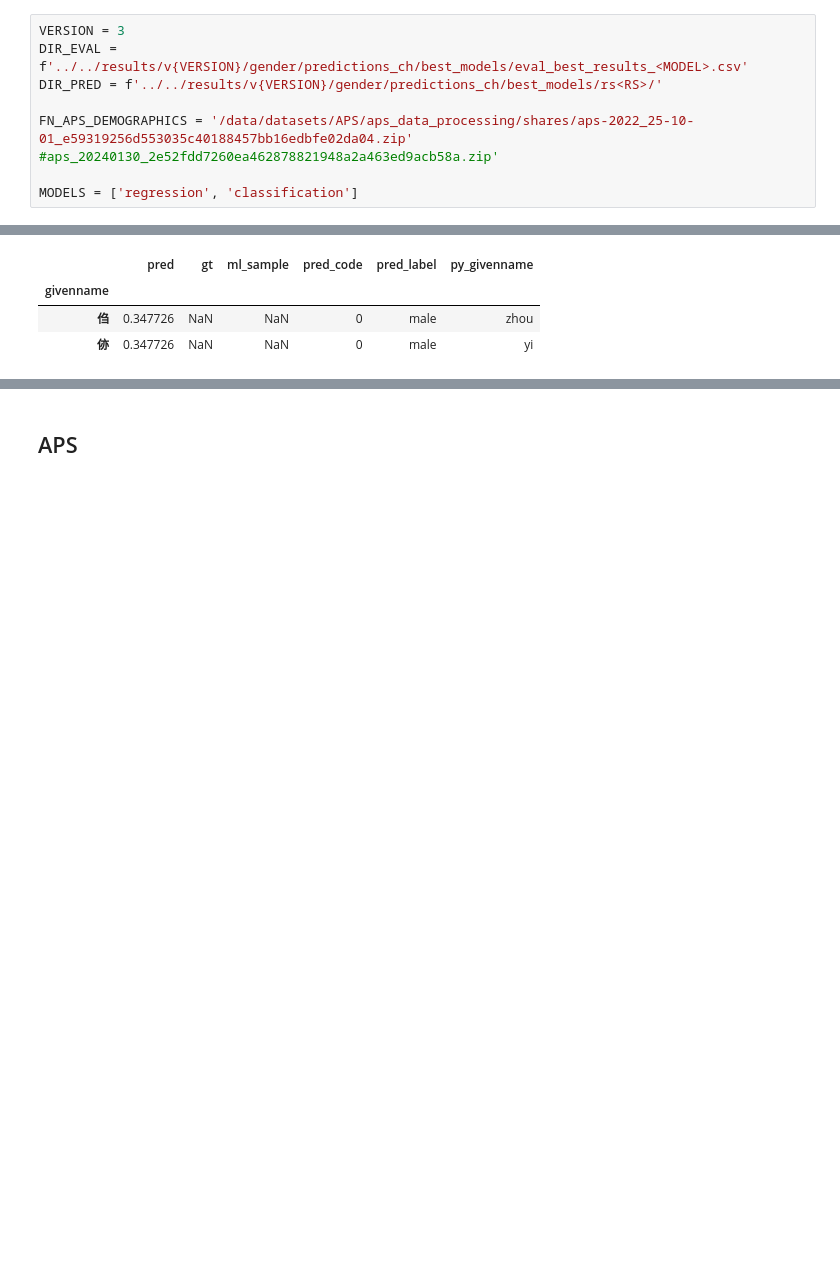
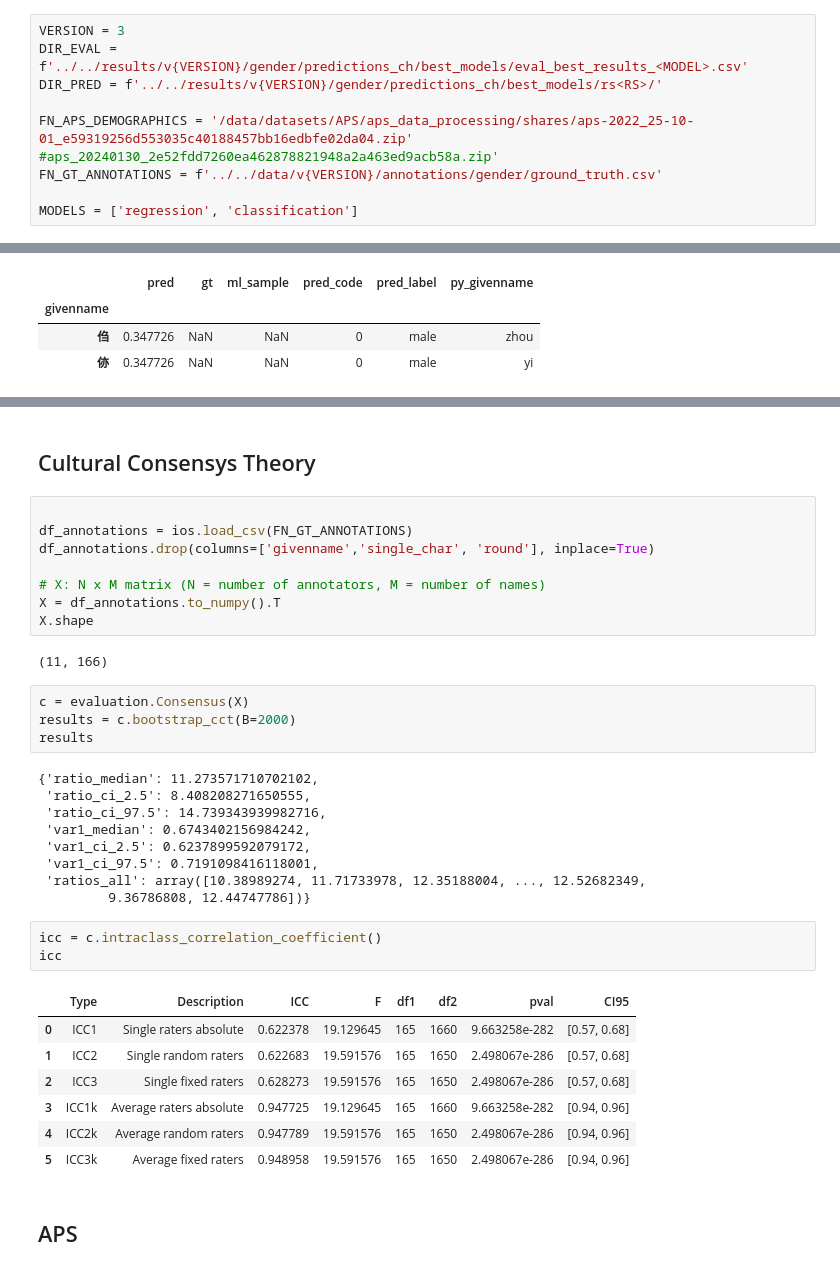
Before and after one commit to CSHVienna/chinese-names-gender, a Jupyter notebook: code/notebooks/dev/5_comparison_APS.ipynb, the cells around one changed output, grey strips where cells are left out. Drawn from its saved outputs; the diff is of its cells as text; blank space fills up the shorter version.

```diff
--- a/code/notebooks/5_comparison_APS.ipynb
+++ b/code/notebooks/dev/5_comparison_APS.ipynb
@@ -23,6 +28,7 @@ DIR_EVAL = f'../../results/v{VERSION}/gender/predictions_ch/best_models/eval_bes
 DIR_PRED = f'../../results/v{VERSION}/gender/predictions_ch/best_models/rs<RS>/'
 
 FN_APS_DEMOGRAPHICS = '/data/datasets/APS/aps_data_processing/shares/aps-2022_25-10-01_e59319256d553035c40188457bb16edbfe02da04.zip' #aps_20240130_2e52fdd7260ea462878821948a2a463ed9acb58a.zip'
+FN_GT_ANNOTATIONS = f'../../data/v{VERSION}/annotations/gender/ground_truth.csv'
 
 MODELS = ['regression', 'classification']
 # %%
@@ -97,3 +120,39 @@ df_gt.sample(2)
+# %% [markdown]
+## Cultural Consensys Theory
+# %%
+
+df_annotations = ios.load_csv(FN_GT_ANNOTATIONS)
+df_annotations.drop(columns=['givenname','single_char', 'round'], inplace=True)
+
+# X: N x M matrix (N = number of annotators, M = number of names)
+X = df_annotations.to_numpy().T
+X.shape
+# %% [output]
+(11, 166)
+# %%
+c = evaluation.Consensus(X)
+results = c.bootstrap_cct(B=2000)
+results
+# %% [output]
+{'ratio_median': 11.273571710702102,
+ 'ratio_ci_2.5': 8.408208271650555,
+ 'ratio_ci_97.5': 14.739343939982716,
+ 'var1_median': 0.6743402156984242,
+ 'var1_ci_2.5': 0.6237899592079172,
+ 'var1_ci_97.5': 0.7191098416118001,
+ 'ratios_all': array([10.38989274, 11.71733978, 12.35188004, ..., 12.52682349,
+         9.36786808, 12.44747786])}
+# %%
+icc = c.intraclass_correlation_coefficient()
+icc
+# %% [output]
+|  | Type | Description | ICC | F | df1 | df2 | pval | CI95 |
+| 0 | ICC1 | Single raters absolute | 0.622378 | 19.129645 | 165 | 1660 | 9.663258e-282 | [0.57, 0.68] |
+| 1 | ICC2 | Single random raters | 0.622683 | 19.591576 | 165 | 1650 | 2.498067e-286 | [0.57, 0.68] |
+| 2 | ICC3 | Single fixed raters | 0.628273 | 19.591576 | 165 | 1650 | 2.498067e-286 | [0.57, 0.68] |
+| 3 | ICC1k | Average raters absolute | 0.947725 | 19.129645 | 165 | 1660 | 9.663258e-282 | [0.94, 0.96] |
+| 4 | ICC2k | Average random raters | 0.947789 | 19.591576 | 165 | 1650 | 2.498067e-286 | [0.94, 0.96] |
+| 5 | ICC3k | Average fixed raters | 0.948958 | 19.591576 | 165 | 1650 | 2.498067e-286 | [0.94, 0.96] |
 # %% [markdown]
 ## APS
 # %%
```
Also changed, not shown: parts of 5 cells of this notebook, 11 other files.
